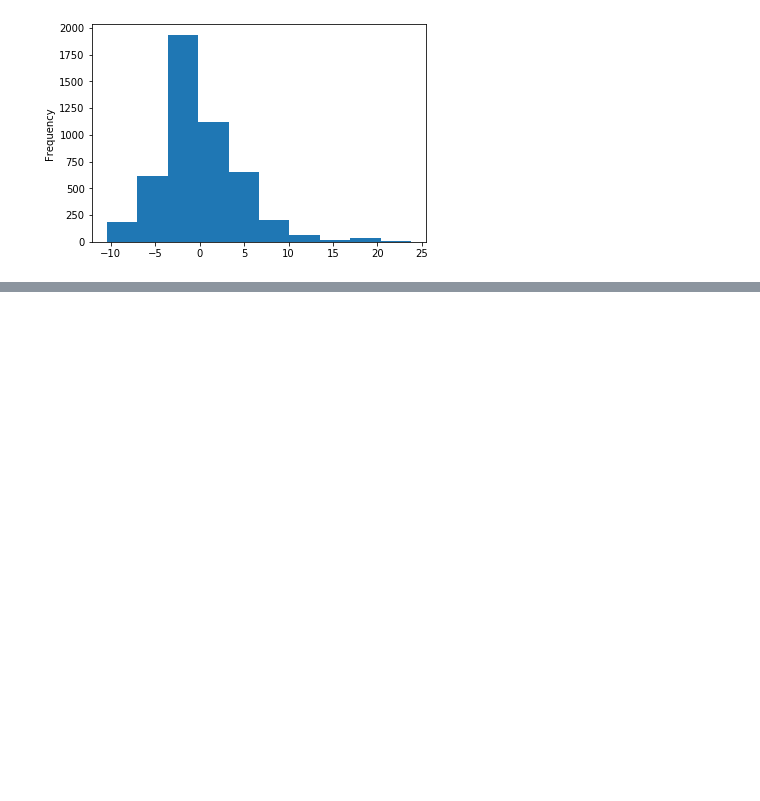
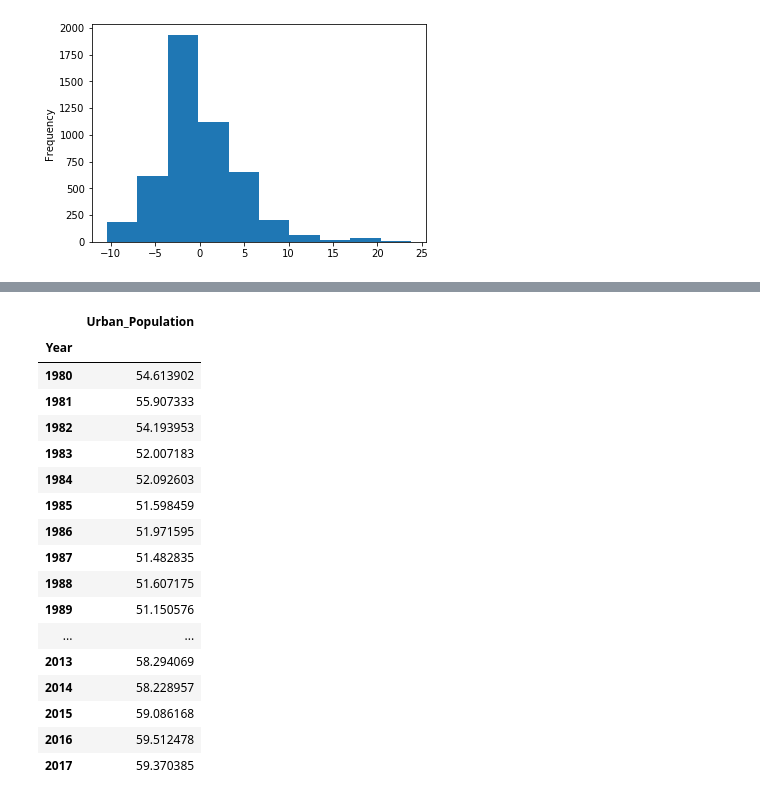
Before and after one commit to dray89/Python, a Jupyter notebook: Data Project/OLS_Regression.ipynb, the cells around one changed output, grey strips where cells are left out. Drawn from its saved outputs; the diff is of its cells as text; code cells hidden in the pictures; blank space fills up the shorter version.

```diff
--- a/Data Project/OLS_Regression.ipynb
+++ b/Data Project/OLS_Regression.ipynb
@@ -313,0 +321,21 @@ Adding a variable that is highly correlated with another independent variable wo
+# %%
+merged[['Urban_Population', 'Year']].groupby('Year').mean()
+# %% [output]
+|  | Urban_Population |
+| Year |  |
+| 1980 | 54.613902 |
+| 1981 | 55.907333 |
+| 1982 | 54.193953 |
+| 1983 | 52.007183 |
+| 1984 | 52.092603 |
+| 1985 | 51.598459 |
+| 1986 | 51.971595 |
+| 1987 | 51.482835 |
+| 1988 | 51.607175 |
+| 1989 | 51.150576 |
+| ... | ... |
+| 2013 | 58.294069 |
+| 2014 | 58.228957 |
+| 2015 | 59.086168 |
+| 2016 | 59.512478 |
+| 2017 | 59.370385 |
```
Also changed, not shown: parts of 3 cells of this notebook, 1 other file.
